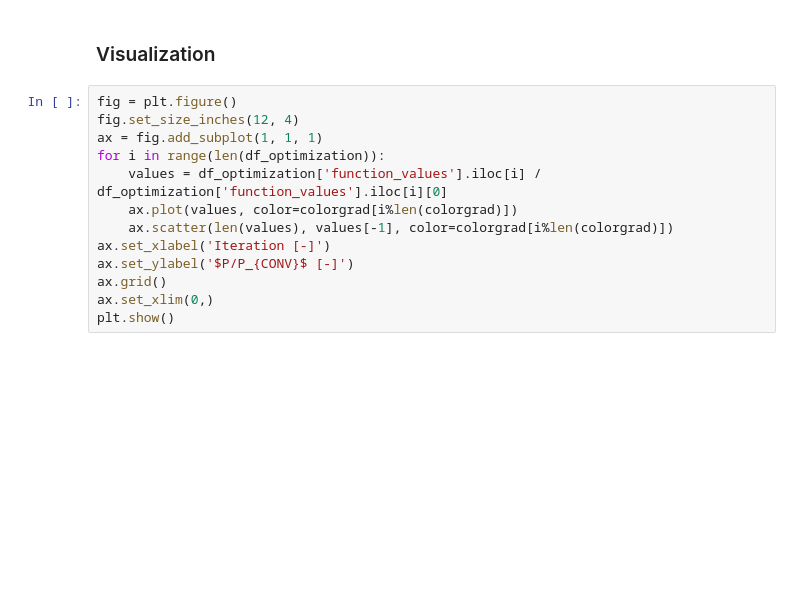
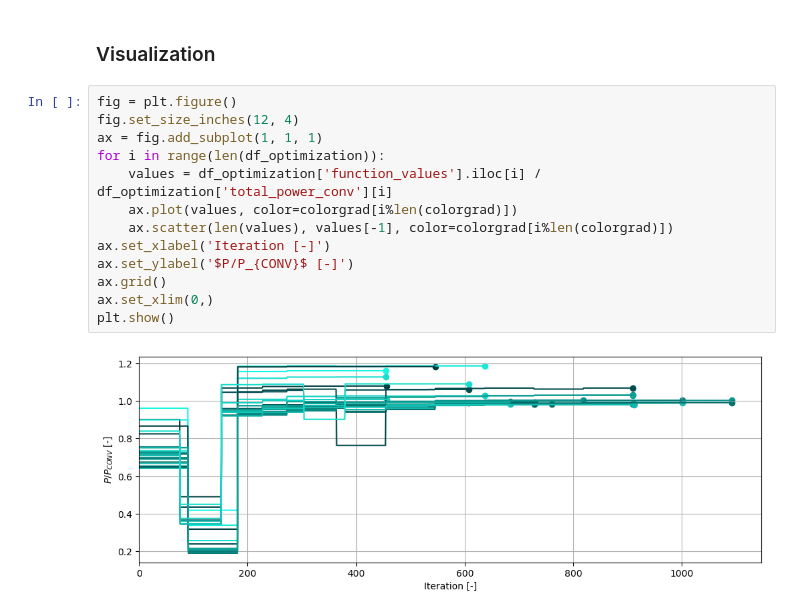
Before and after one commit to chrisosse/TouchWind_Optimization_Framework, a Jupyter notebook: framework_test.ipynb, the cells around one changed output. Saved outputs shown, nothing was run; the diff lists cells and outputs as text; blank space fills up the shorter version.

```diff
--- a/framework_test.ipynb
+++ b/framework_test.ipynb
@@ -314,16 +422,18 @@ Progress: 40.0 %
 # %%
 fig = plt.figure()
 fig.set_size_inches(12, 4)
 ax = fig.add_subplot(1, 1, 1)
 for i in range(len(df_optimization)):
-    values = df_optimization['function_values'].iloc[i] / df_optimization['function_values'].iloc[i][0]
+    values = df_optimization['function_values'].iloc[i] / df_optimization['total_power_conv'][i]
     ax.plot(values, color=colorgrad[i%len(colorgrad)])
     ax.scatter(len(values), values[-1], color=colorgrad[i%len(colorgrad)])
 ax.set_xlabel('Iteration [-]')
 ax.set_ylabel('$P/P_{CONV}$ [-]')
 ax.grid()
 ax.set_xlim(0,)
 plt.show()
+# %% [output]
+[figure, added]
 # %%
 fig = plt.figure()
 fig.set_size_inches(12, 4)
```
Also changed, not shown: parts of 17 cells of this notebook, 4 other files.
